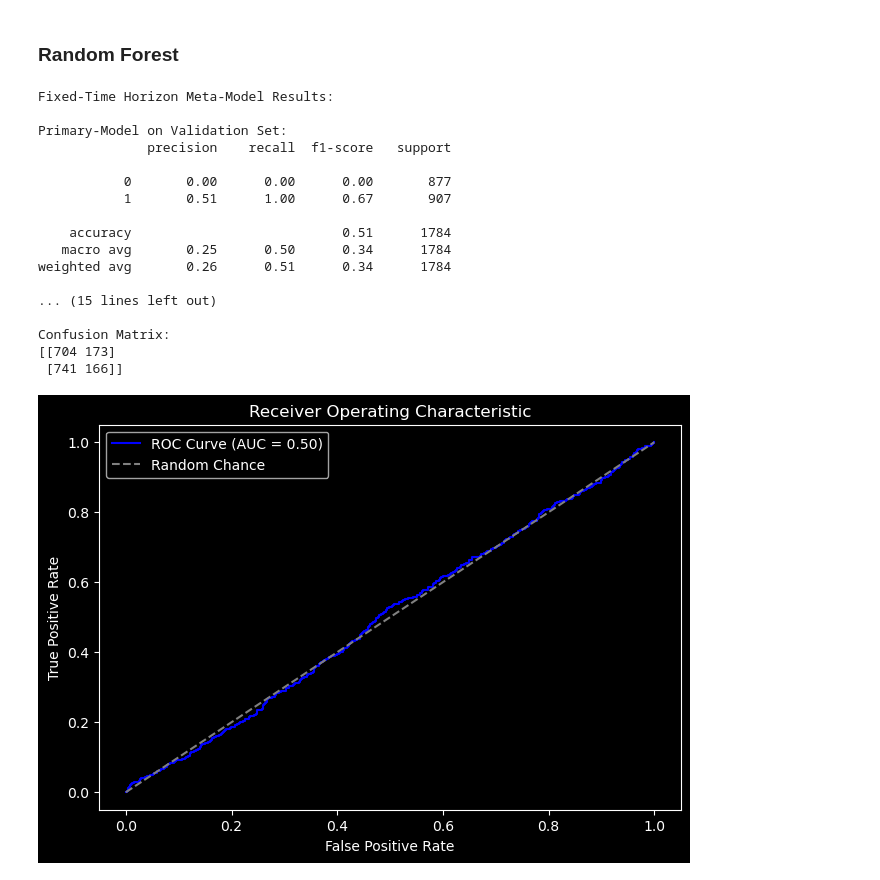
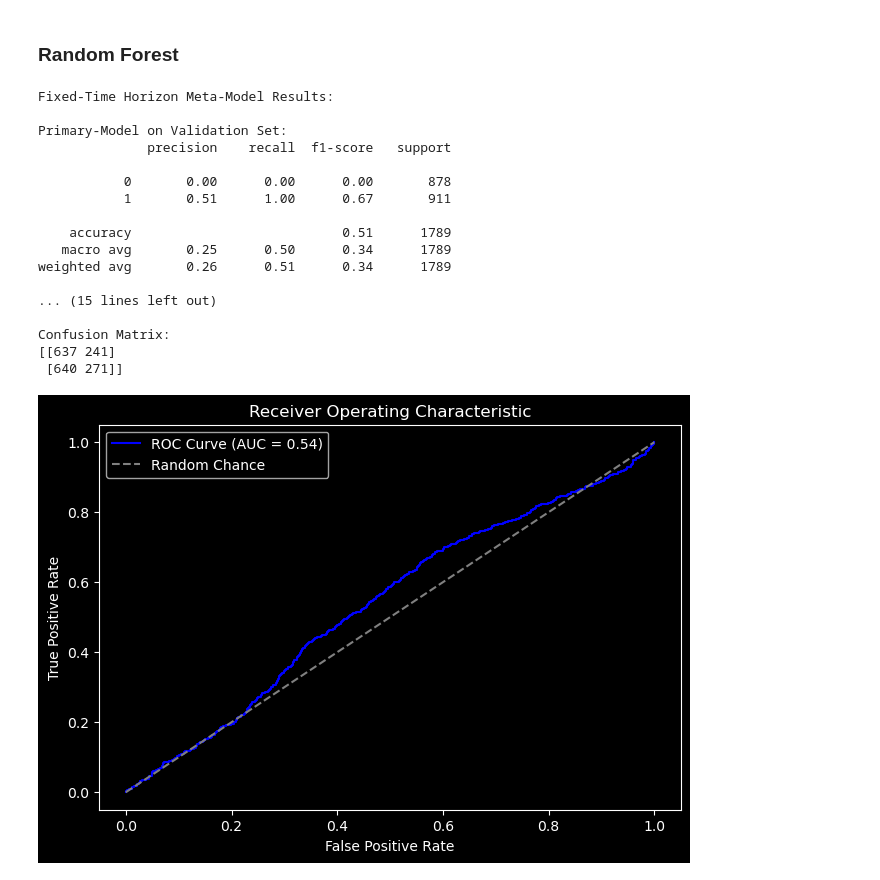
Before and after one commit to pnjoroge54/Machine-Learning-Blueprint, a Jupyter notebook: notebooks/Part_3-Labeling.ipynb, the cells around one changed output. Saved outputs shown, nothing was run; the diff lists cells and outputs as text; code cells hidden in the pictures.

```diff
--- a/notebooks/Part_3-Labeling.ipynb
+++ b/notebooks/Part_3-Labeling.ipynb
@@ -471,33 +482,30 @@ ma_df_ffd = frac_diff_ffd(ma_df, d)
 # %%
-bb_feat = create_bollinger_features(ma_df, lookback_window=fast_window, bb_period=20, bb_std=2)
+from afml.strategies.ma_crossover_feature_engine import ForexFeatureEngine
+
+feat_engine = ForexFeatureEngine(pair_name=symbol)
+ma_feat = feat_engine.calculate_all_features(ma_df)
+ma_feat.info()
+
 span = (5, slow_window)
+volatility_threshold = 0.1
+volatility_threshold_mr = 0.85
 
-trend_feat = get_bins_from_trend(ma_df.close, span, volatility_threshold=0.1, lookforward=False)
-trend_feat_cols = {k: f"trend_{k}" for k in ['window', 'slope', 't_value', 'rsquared']}
-trend_feat.rename(columns=trend_feat_cols, inplace=True)
-trend_feat = trend_feat[trend_feat_cols.values()]
+# bb_feat = create_bollinger_features(ma_df, lookback_window=fast_window, bb_period=20, bb_std=2)
 
-trend_feat_ffd = get_bins_from_trend(close_ffd, span, volatility_threshold=0.1, lookforward=False, use_log=False)
-trend_feat_ffd.rename(columns=trend_feat_cols, inplace=True)
-trend_feat_ffd = trend_feat_ffd[trend_feat_cols.values()]
+# trend_feat = get_bins_from_trend(ma_df.close, span, volatility_threshold, lookforward=False)
+# trend_feat_cols = {k: f"trend_{k}" for k in ['window', 't_value', 'rsquared']}
+# trend_feat.rename(columns=trend_feat_cols, inplace=True)
+# trend_feat = trend_feat[trend_feat_cols.values()]
 
-time_feat = get_time_features(ma_df, ma_timeframe, n_terms=1)
+# time_feat = get_time_features(ma_df, ma_timeframe, n_terms=3)
 
-vol_series = ma_df.ta.atr(14)
-fractal_feat = get_fractal_features(ma_df, vol_series, ma_period=fast_window)
+# vol_series = ma_df.ta.atr(14)
+# fractal_feat = get_fractal_features(ma_df, vol_series, ma_period=fast_window)
 
-ma_feat = pd.concat([np.log(close), trend_feat, time_feat, fractal_feat], axis=1).shift(1)
-ma_feat = ma_feat.join(bb_feat)
-ma_feat = optimize_dtypes(ma_feat)
+# ma_feat = pd.concat([bb_feat, trend_feat, time_feat, fractal_feat], axis=1).shift()
+# ma_feat = optimize_dtypes(ma_feat)
 
-ma_feat_ffd = pd.concat([close_ffd, trend_feat_ffd, time_feat, fractal_feat], axis=1).shift(1)
-ma_feat_ffd = ma_feat_ffd.join(bb_feat)
-ma_feat_ffd = optimize_dtypes(ma_feat_ffd)
 
-# feat_engine = ForexFeatureEngine(pair_name=symbol)
-# ma_feat = feat_engine.calculate_all_features(ma_df)
-
-ma_feat["side"] = ma_strategy.generate_signals(ma_df)
-ma_feat_ffd["side"] = ma_feat["side"]
-ma_feat.info()
+# ma_feat["side"] = ma_strategy.generate_signals(ma_df)
+# ma_feat.info()
 # %% [output]
@@ -656,28 +669,28 @@ rf = RandomForestClassifier(
     n_jobs=-1,  # Use all available cores
     )
 # %%
-model_ma_fh = train_meta_model(model=rf, features=ma_feat.reindex(ma_events_fh.index), labels=ma_events_fh)
+model_ma_fh = train_meta_model(model=rf, features=ma_feat, labels=ma_events_fh)
 print("Fixed-Time Horizon Meta-Model Results:\n")
 meta_labelling_reports(
     model_ma_fh.y_test, model_ma_fh.w_test, model_ma_fh.pred, model_ma_fh.prob, plot_roc=True
     )
 # %% [output]
 Fixed-Time Horizon Meta-Model Results:
 
 Primary-Model on Validation Set:
               precision    recall  f1-score   support
 
-           0       0.00      0.00      0.00       877
-           1       0.51      1.00      0.67       907
+           0       0.00      0.00      0.00       878
+           1       0.51      1.00      0.67       911
 
-    accuracy                           0.51      1784
-   macro avg       0.25      0.50      0.34      1784
-weighted avg       0.26      0.51      0.34      1784
+    accuracy                           0.51      1789
+   macro avg       0.25      0.50      0.34      1789
+weighted avg       0.26      0.51      0.34      1789
 
 ... (15 lines left out)
 
 Confusion Matrix:
-[[704 173]
- [741 166]]
+[[637 241]
+ [640 271]]
-[figure, old version]
+[figure, new version]
 # %%
```
Also changed, not shown: parts of 24 cells of this notebook.
